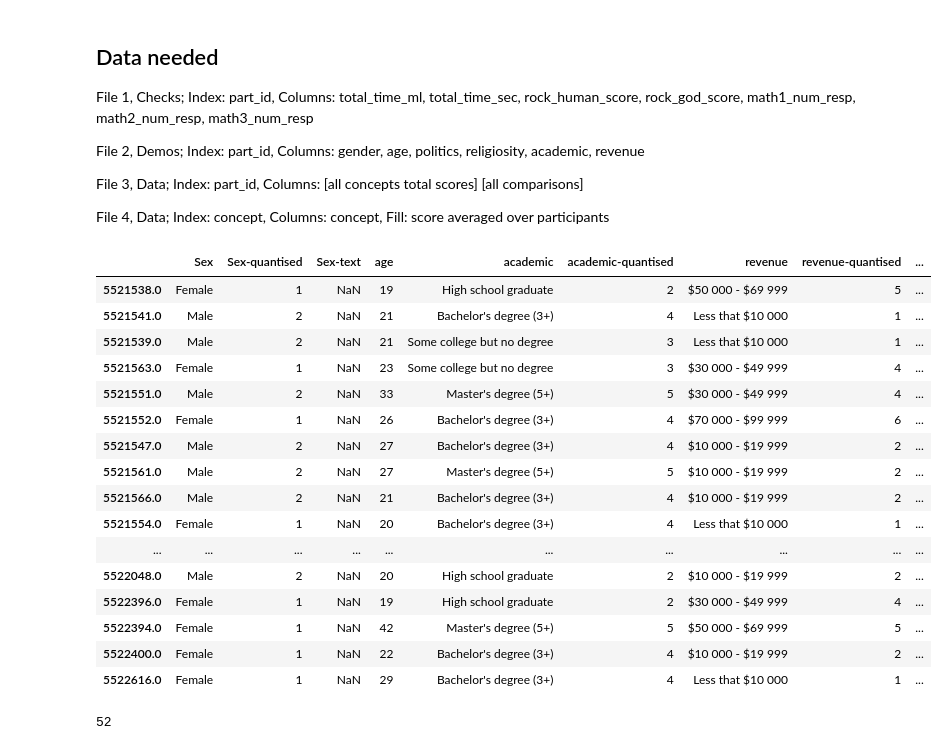
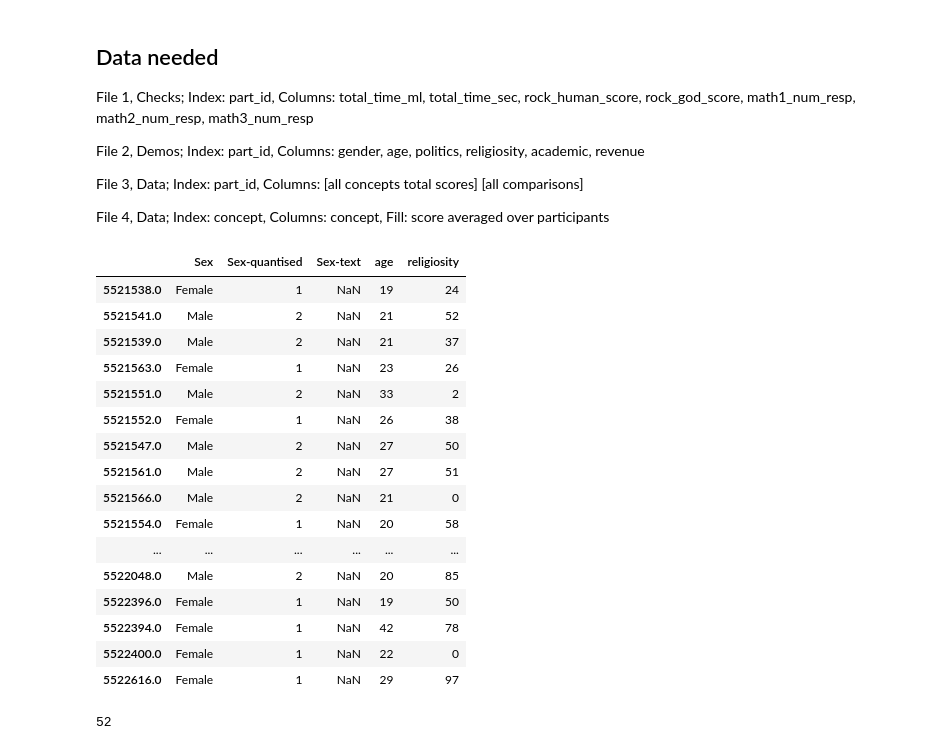
Before and after one commit to vbtCogSci/features_of_agency, a Jupyter notebook: data_cleaning.ipynb, the cells around one changed output. Saved outputs shown, nothing was run; the diff lists cells and outputs as text; code cells hidden in the pictures.

```diff
--- a/data_cleaning.ipynb
+++ b/data_cleaning.ipynb
@@ -17,7 +17,7 @@ File 4, Data; Index: concept, Columns: concept, Fill: score averaged over partic
 # %%
 # File 1
 private = True
-if private == True:
+if private:
     part_id_key = 'Participant Private ID'
     destination_folder = 'datasets'
 else:
@@ -33,50 +33,54 @@ question_key = 'Question Key'
 response_key = 'Response'
 
 # Collect participant ID
 part_ids_demo = demos_raw[part_id_key].dropna().unique()
 part_ids_demo = task_raw[part_id_key].dropna().unique()
 
 
 for ids in part_ids_demo:
     part_id = ids
 
     # Demos part
     demos_part = demos_raw[demos_raw[part_id_key] == part_id]
     # Clean dataframe of unused columns and rows
     demos_data = demos_part[[question_key, response_key]].drop(demos_part.tail(1).index, axis=0).dropna()
     # Collect columns
     new_cols = list(demos_data[question_key])
 
     # Adjust data format
     demos_idx = demos_data.drop(question_key, axis=1)
     demos_renamed = demos_idx.rename(columns={response_key:part_id})
     demos_T = demos_renamed.transpose()
     demos_T.columns = new_cols
 
     ##df_demos = demos_T
 
     df_demos = df_demos.append(demos_T)
 
 
+# If private only remove education, revenues and politics
+if private:
+    df_demos.drop(['academic', 'academic-quantised', 'revenue', 'revenue-quantised', 'politics'], axis=1, inplace=True)
+
 df_demos
 # %% [output]
-|  | Sex | Sex-quantised | Sex-text | age | academic | academic-quantised | revenue | revenue-quantised | ... |
-| 5521538.0 | Female | 1 | NaN | 19 | High school graduate | 2 | $50 000 - $69 999 | 5 | ... |
-| 5521541.0 | Male | 2 | NaN | 21 | Bachelor's degree (3+) | 4 | Less that $10 000 | 1 | ... |
-| 5521539.0 | Male | 2 | NaN | 21 | Some college but no degree | 3 | Less that $10 000 | 1 | ... |
-| 5521563.0 | Female | 1 | NaN | 23 | Some college but no degree | 3 | $30 000 - $49 999 | 4 | ... |
-| 5521551.0 | Male | 2 | NaN | 33 | Master's degree (5+) | 5 | $30 000 - $49 999 | 4 | ... |
-| 5521552.0 | Female | 1 | NaN | 26 | Bachelor's degree (3+) | 4 | $70 000 - $99 999 | 6 | ... |
-| 5521547.0 | Male | 2 | NaN | 27 | Bachelor's degree (3+) | 4 | $10 000 - $19 999 | 2 | ... |
-| 5521561.0 | Male | 2 | NaN | 27 | Master's degree (5+) | 5 | $10 000 - $19 999 | 2 | ... |
-| 5521566.0 | Male | 2 | NaN | 21 | Bachelor's degree (3+) | 4 | $10 000 - $19 999 | 2 | ... |
-| 5521554.0 | Female | 1 | NaN | 20 | Bachelor's degree (3+) | 4 | Less that $10 000 | 1 | ... |
-| ... | ... | ... | ... | ... | ... | ... | ... | ... | ... |
-| 5522048.0 | Male | 2 | NaN | 20 | High school graduate | 2 | $10 000 - $19 999 | 2 | ... |
-| 5522396.0 | Female | 1 | NaN | 19 | High school graduate | 2 | $30 000 - $49 999 | 4 | ... |
-| 5522394.0 | Female | 1 | NaN | 42 | Master's degree (5+) | 5 | $50 000 - $69 999 | 5 | ... |
-| 5522400.0 | Female | 1 | NaN | 22 | Bachelor's degree (3+) | 4 | $10 000 - $19 999 | 2 | ... |
-| 5522616.0 | Female | 1 | NaN | 29 | Bachelor's degree (3+) | 4 | Less that $10 000 | 1 | ... |
+|  | Sex | Sex-quantised | Sex-text | age | religiosity |
+| 5521538.0 | Female | 1 | NaN | 19 | 24 |
+| 5521541.0 | Male | 2 | NaN | 21 | 52 |
+| 5521539.0 | Male | 2 | NaN | 21 | 37 |
+| 5521563.0 | Female | 1 | NaN | 23 | 26 |
+| 5521551.0 | Male | 2 | NaN | 33 | 2 |
+| 5521552.0 | Female | 1 | NaN | 26 | 38 |
+| 5521547.0 | Male | 2 | NaN | 27 | 50 |
+| 5521561.0 | Male | 2 | NaN | 27 | 51 |
+| 5521566.0 | Male | 2 | NaN | 21 | 0 |
+| 5521554.0 | Female | 1 | NaN | 20 | 58 |
+| ... | ... | ... | ... | ... | ... |
+| 5522048.0 | Male | 2 | NaN | 20 | 85 |
+| 5522396.0 | Female | 1 | NaN | 19 | 50 |
+| 5522394.0 | Female | 1 | NaN | 42 | 78 |
+| 5522400.0 | Female | 1 | NaN | 22 | 0 |
+| 5522616.0 | Female | 1 | NaN | 29 | 97 |
 # %%
 # TASK LOGIC
 
```
Also changed, not shown: 13 other files.
